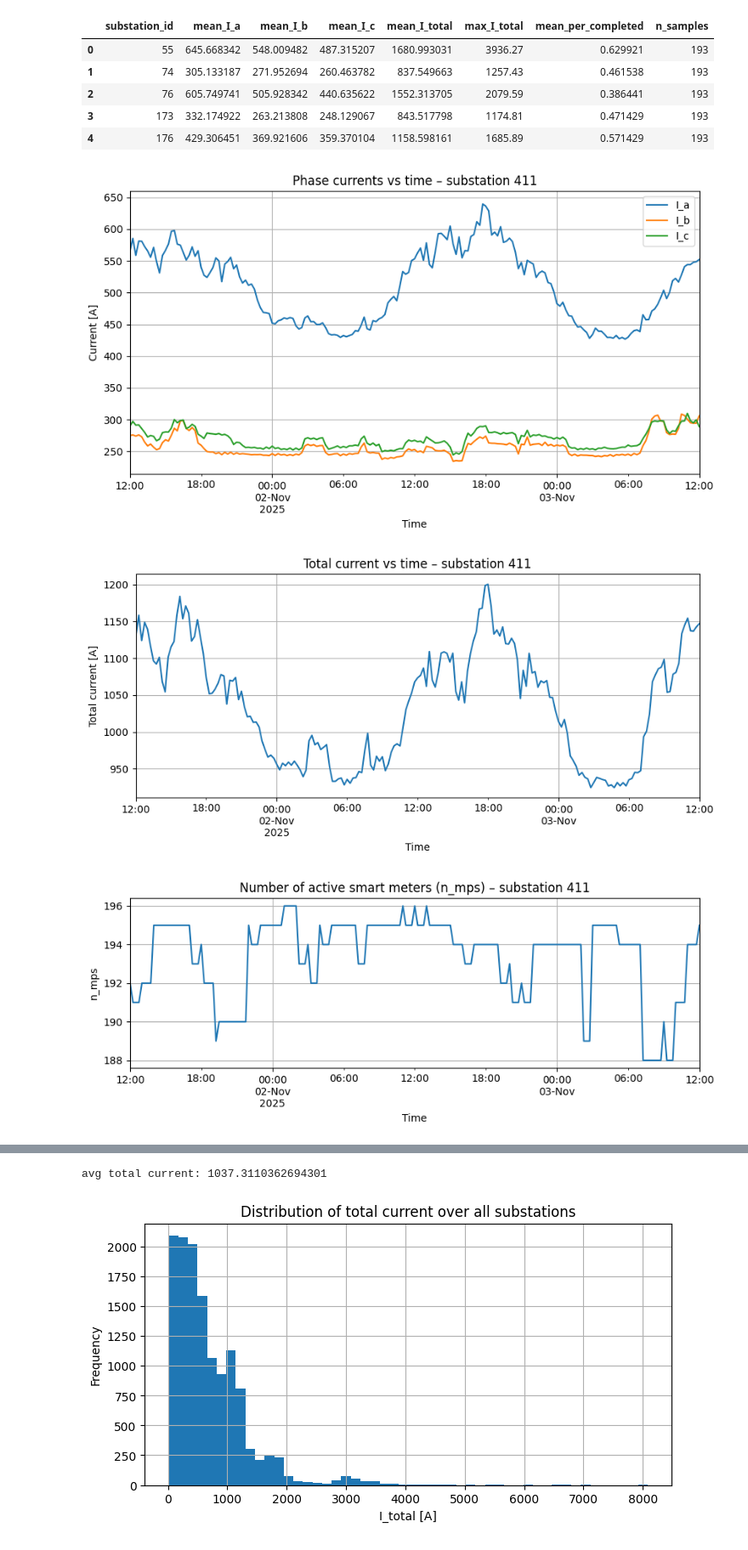
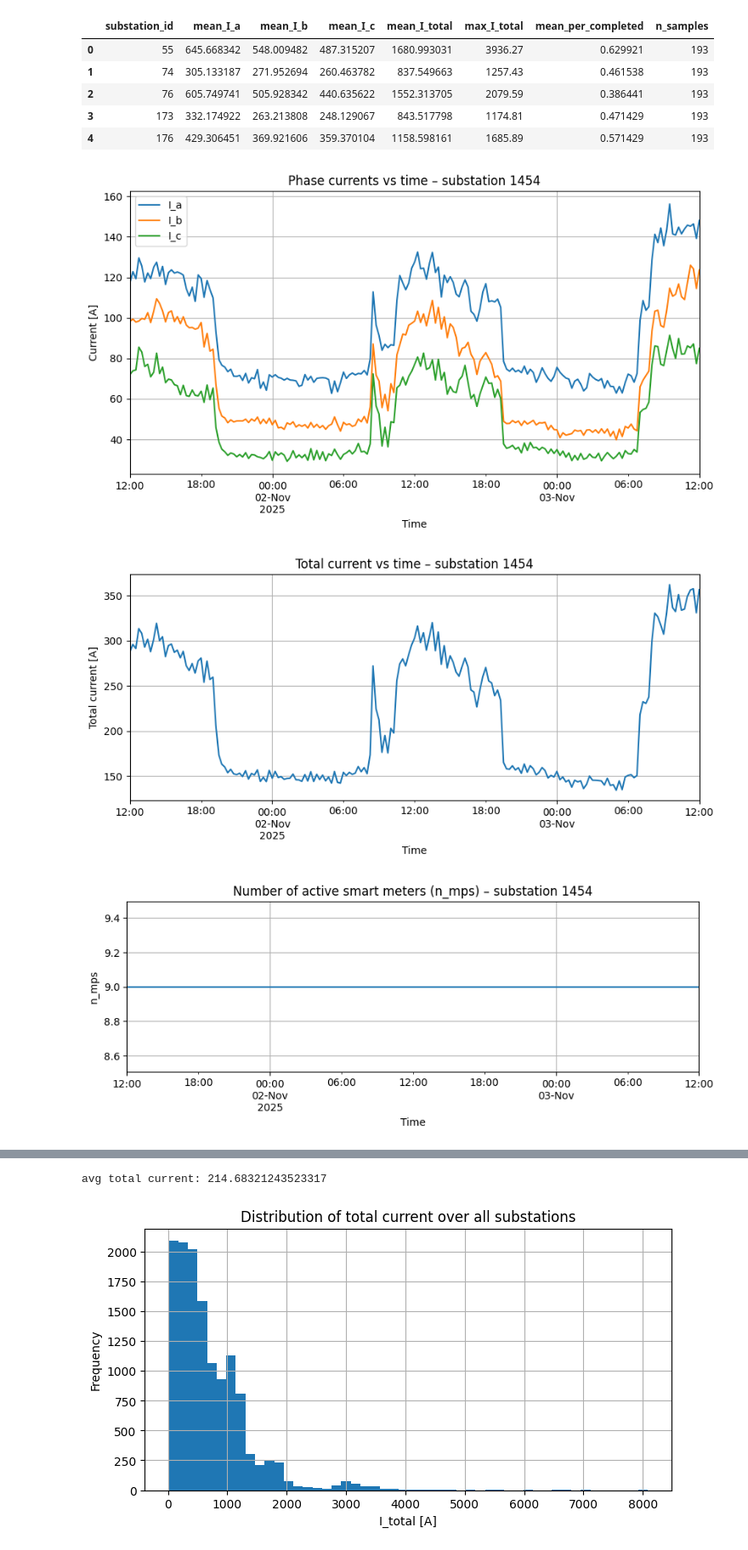
Before and after one commit to MindisBlank/Jasonaq_thesis, a Jupyter notebook: notebooks/SmartmeterLookup.ipynb, the cells around one changed output, grey strips where cells are left out. Shown at 85% size. Drawn from its saved outputs; the diff is of its cells as text; code cells hidden in the pictures.

```diff
--- a/notebooks/SmartmeterLookup.ipynb
+++ b/notebooks/SmartmeterLookup.ipynb
@@ -91,7 +91,7 @@ substation_stats.head()
 | 3 | 173 | 332.174922 | 263.213808 | 248.129067 | 843.517798 | 1174.81 | 0.471429 | 193 |
 | 4 | 176 | 429.306451 | 369.921606 | 359.370104 | 1158.598161 | 1685.89 | 0.571429 | 193 |
 # %%
-sub_id = 411  # <-- change this
+sub_id = 1454  # <-- change this
 
 df_one = df_sm[df_sm["substation_id"] == sub_id].copy()
 df_one = df_one.sort_values("ts").set_index("ts")
@@ -103,33 +103,33 @@ plt.xlabel("Time")
 plt.ylabel("Current [A]")
 plt.grid(True)
 plt.show()
 
 # ---- Total current ----
 df_one["I_total"].plot(figsize=(10, 4))
 plt.title(f"Total current vs time – substation {sub_id}")
 plt.xlabel("Time")
 plt.ylabel("Total current [A]")
 plt.grid(True)
 plt.show()
 
 # ---- n_mps ----
 df_one["n_mps"].plot(figsize=(10, 3))
 plt.title(f"Number of active smart meters (n_mps) – substation {sub_id}")
 plt.xlabel("Time")
 plt.ylabel("n_mps")
 plt.grid(True)
 plt.show()
 
 # ---- per_completed ----
 df_one["per_completed"].plot(figsize=(10, 3))
 plt.title(f"Smart meter completeness (per_completed) – substation {sub_id}")
 plt.xlabel("Time")
 plt.ylabel("per_completed (0–1)")
 plt.grid(True)
 plt.show()
 
 print("avg total current:", df_one["I_total"].mean())
 # %% [output]
-[figure, old version]
+[figure, new version]
-[figure, old version]
+[figure, new version]
-[figure, old version]
+[figure, new version]
@@ -137,4 +137,4 @@ print("avg total current:", df_one["I_total"].mean())
-avg total current: 1037.3110362694301
+avg total current: 214.68321243523317
 # %%
 df_sm["I_total"].plot(kind="hist", bins=50, figsize=(8, 4))
 plt.title("Distribution of total current over all substations")
```
Also changed, not shown: parts of 1 cell of this notebook, 7 other files.
